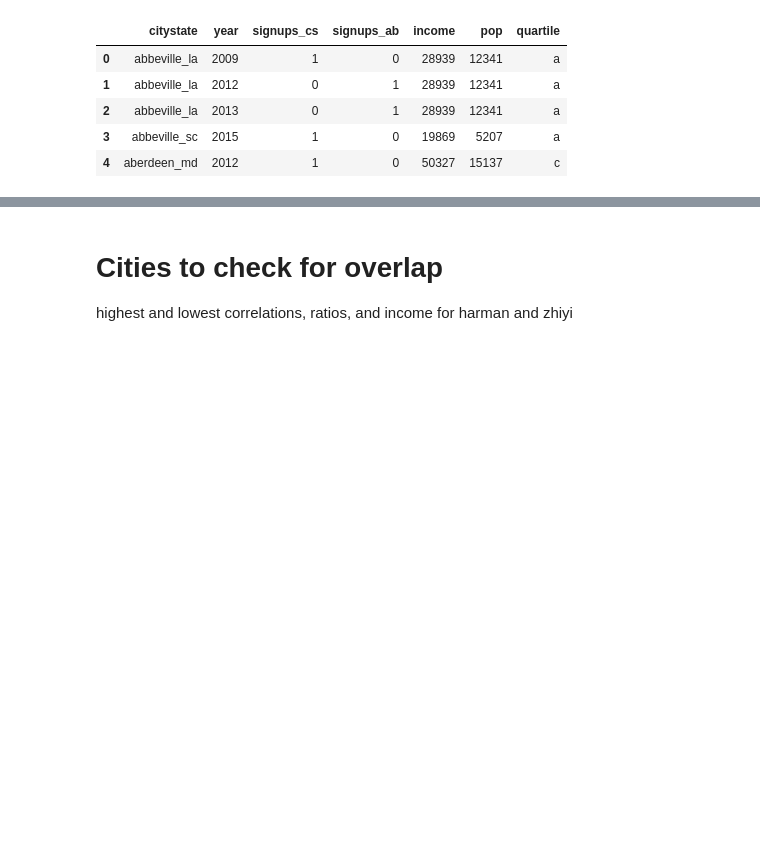
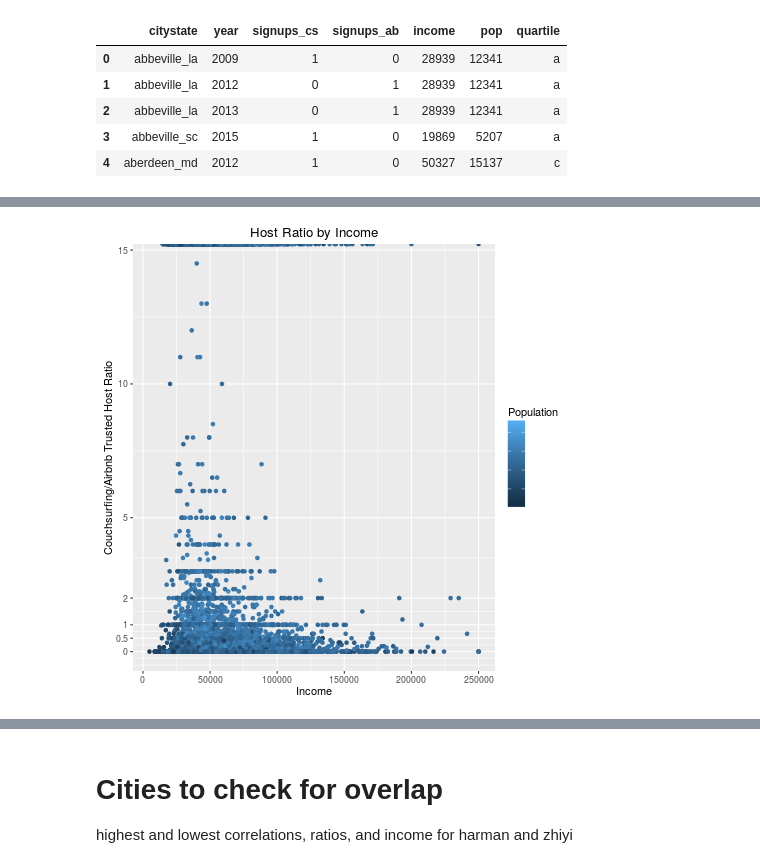
Before and after one commit to notconfusing/airsurfing-analysis, a Jupyter notebook: member since comparison.ipynb, the cells around one changed output, grey strips where cells are left out. Saved outputs shown, nothing was run; the diff lists cells and outputs as text; code cells hidden in the pictures; blank space fills up the shorter version.

```diff
--- a/member since comparison.ipynb
+++ b/member since comparison.ipynb
@@ -1020,7 +1104,7 @@ abcs_popinc.head()
 # %%
 abcs_popinc.to_csv('cleaned csv/abcs_popinc.csv')
 # %%
-citystate_inc = abcs_popinc[['citystate','signups_cs','signups_ab','pop', 'quartile']].groupby(by='citystate').agg({'signups_cs':sum,'signups_ab':sum, 'pop':min,'quartile':min})
+citystate_inc = abcs_popinc[['citystate','signups_cs','signups_ab','pop', 'quartile','income']].groupby(by='citystate').agg({'signups_cs':sum,'signups_ab':sum, 'pop':min,'quartile':min,'income':min})
 # %%
 citystate_inc['cs_thou'] = (citystate_inc['signups_cs'] / citystate_inc['pop'] ) *1000
 citystate_inc['ab_thou'] = (citystate_inc['signups_ab'] / citystate_inc['pop']) *1000
@@ -1028,0 +1111,3 @@ citystate_inc['ab_thou'] = (citystate_inc['signups_ab'] / citystate_inc['pop'])
+# %%
+citystate_inc['csab_ratio'] = citystate_inc['signups_cs'] / citystate_inc['signups_ab']
+citystate_inc['abcs_ratio'] = citystate_inc['signups_ab'] / citystate_inc['signups_cs']
@@ -1041,0 +1141,15 @@ library(plm)
+# %%
+%%R
+
+rp = ggplot(citystate_inc, aes(x=income, y=csab_ratio, colour=pop)) +
+geom_point()+
+scale_colour_continuous(trans="log")+
+ylab("Couchsurfing/Airbnb Trusted Host Ratio")+
+scale_y_continuous(breaks = c(0,0.5,1,2,5,10,15), labels = c(0,0.5,1,2,5,10,15)) +
+xlab("Income")+
+guides(colour=guide_colorbar(label=FALSE, title="Population"))+
+ggtitle("Host Ratio by Income")
+ggsave("figs/host_ratio.png",dpi=300)
+print(rp)
+# %% [output]
+[figure, added]
```
Also changed, not shown: parts of 23 cells of this notebook, 1 other file.
